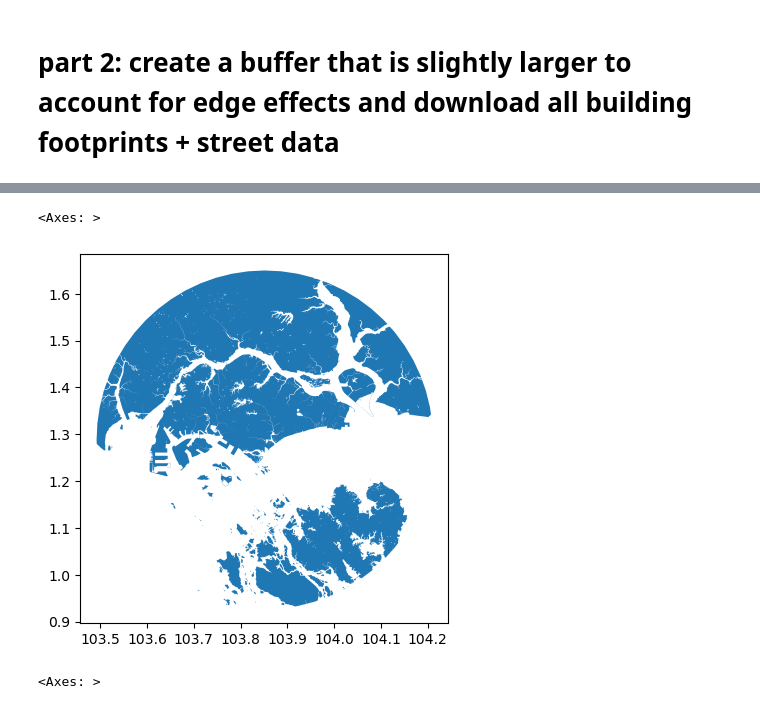
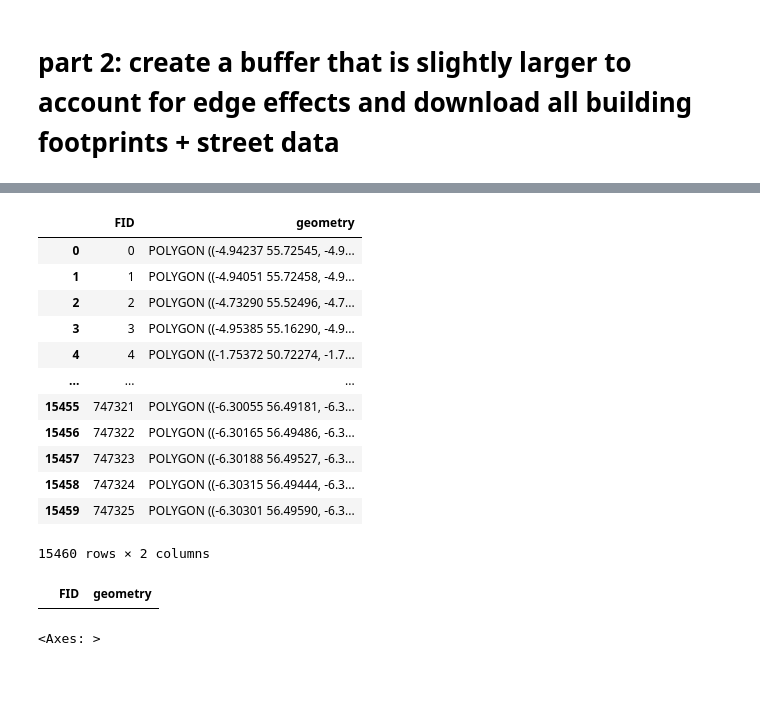
Before and after one commit to virgilxw/Morphology_model_v1, a Jupyter notebook: 1_downloading_data.ipynb, the cells around one changed output, grey strips where cells are left out. Cells and saved outputs as stored; diff of their text form; code cells hidden in the pictures; blank space fills up the shorter version.

```diff
--- a/1_downloading_data.ipynb
+++ b/1_downloading_data.ipynb
@@ -25,5 +25,6 @@ from tqdm import tqdm
 local_crs = 27700
 place = "glasgow"
 latlng = (-4.251846930489373, 55.86421405612109)
-country = "united kingdom"
+country = None
 crs=4326
+radius = 35 #km
@@ -250,7 +239,10 @@ df = dgd.read_parquet(uris, storage_options=storage_options)
 # %%
 buildings = dgd.sjoin(df, gpd.GeoDataFrame(geometry=buffer), how="inner", op="intersects").compute()
 # %%
-world_poly = gpd.read_file(f"input/{place}_study_area.shp")
+if country == None:
+    world_poly = gpd.read_file(f"input/{place}_study_area.shp")
+else:
+    world_poly = gpd.read_file(f"input/{country}_study_area.shp")
 # %%
 water_gdf = ox.geometries_from_polygon(buffer[0], tags={"natural": "water"})
 water_gdf = water_gdf[water_gdf.geometry.type.isin(['Polygon', 'MultiPolygon'])]
@@ -264,13 +256,28 @@ water_gdf = water_gdf.drop(columns=columns_to_drop)
 buffer = gpd.GeoDataFrame(geometry=buffer)
 # %%
 water_gdf = water_gdf.reset_index(drop=True)
+# %%
+world_poly
+# %% [output]
+|  | FID | geometry |
+| 0 | 0 | POLYGON ((-4.94237 55.72545, -4.9... |
+| 1 | 1 | POLYGON ((-4.94051 55.72458, -4.9... |
+| 2 | 2 | POLYGON ((-4.73290 55.52496, -4.7... |
+| 3 | 3 | POLYGON ((-4.95385 55.16290, -4.9... |
+| 4 | 4 | POLYGON ((-1.75372 50.72274, -1.7... |
+| ... | ... | ... |
+| 15455 | 747321 | POLYGON ((-6.30055 56.49181, -6.3... |
+| 15456 | 747322 | POLYGON ((-6.30165 56.49486, -6.3... |
+| 15457 | 747323 | POLYGON ((-6.30188 56.49527, -6.3... |
+| 15458 | 747324 | POLYGON ((-6.30315 56.49444, -6.3... |
+| 15459 | 747325 | POLYGON ((-6.30301 56.49590, -6.3... |
+15460 rows × 2 columns
 # %%
 buffer = world_poly.overlay(buffer, how='intersection').overlay(water_gdf, how='difference')
 # %%
-buffer.plot()
+buffer
 # %% [output]
-<Axes: >
-[figure, removed]
+|  | FID | geometry |
 # %%
 # List all columns to drop, which is all except 'geometry'
 columns_to_drop = [col for col in buffer.columns if col != 'geometry']
```
Also changed, not shown: parts of 5 cells of this notebook, 5 other files.
